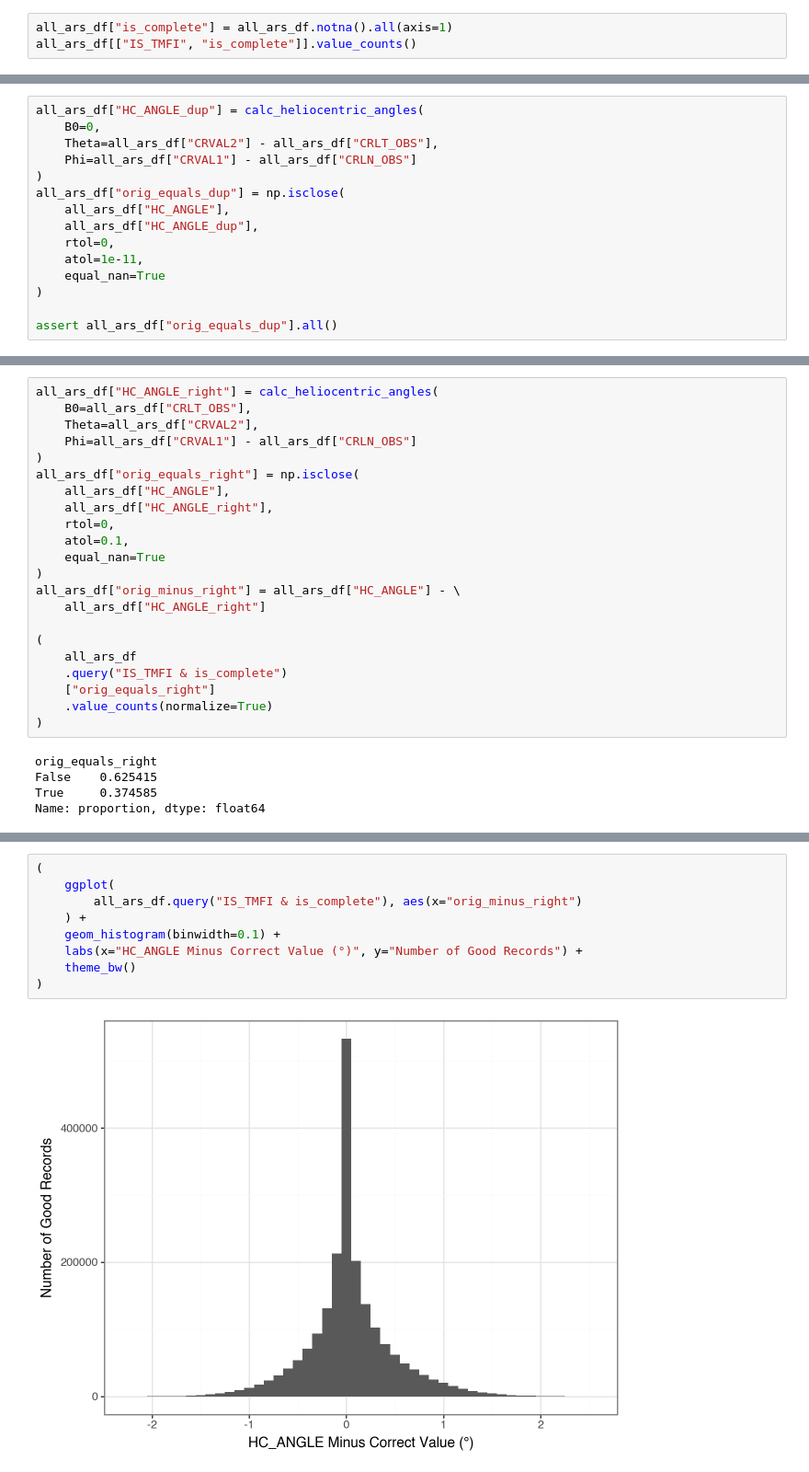
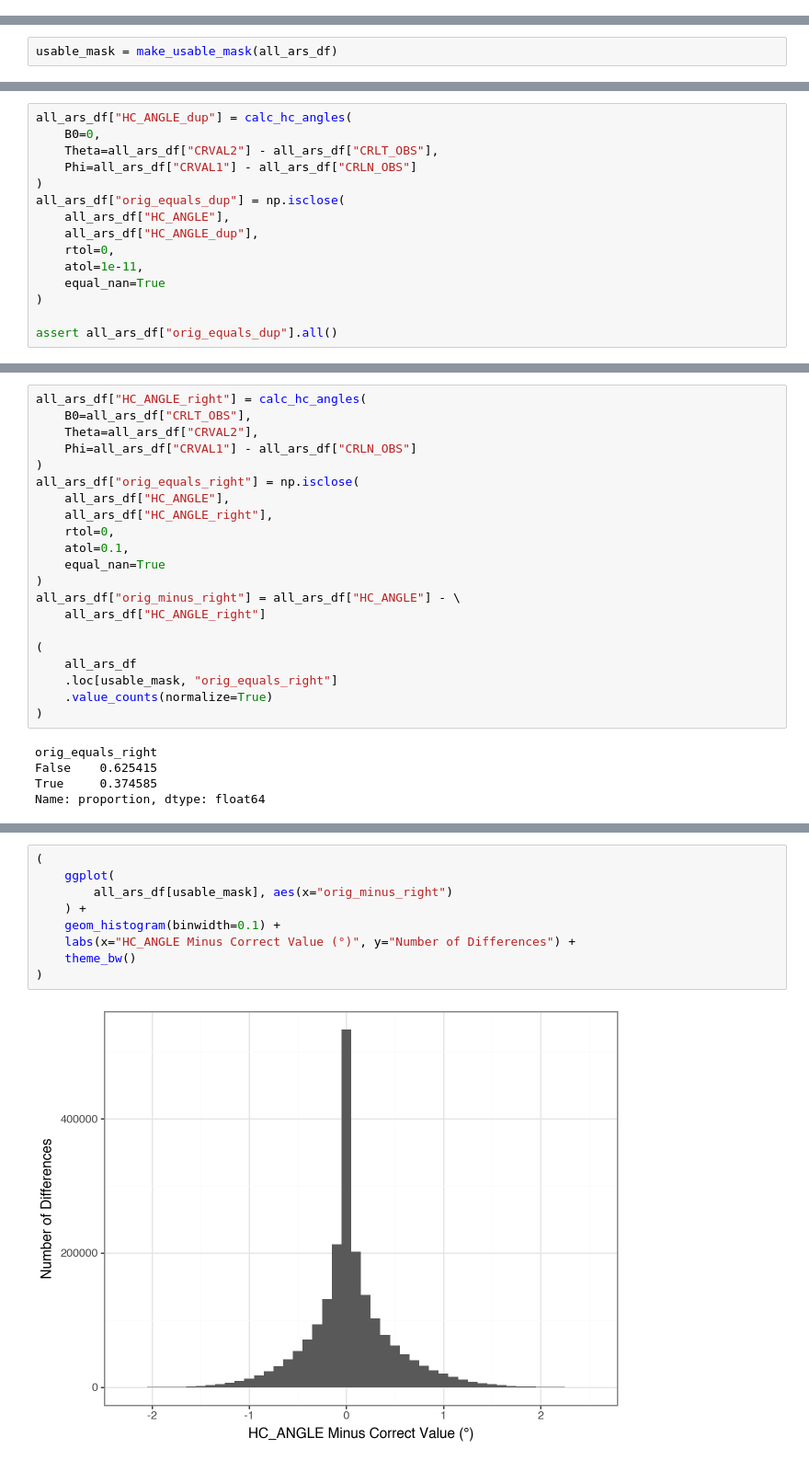
Before and after one commit to victorverma/Projection-Effects, a Jupyter notebook: data/processed/heliocentric_angles.ipynb, the cells around one changed output, grey strips where cells are left out. Shown at 92% size. Drawn from its saved outputs; the diff is of its cells as text.

```diff
--- a/data/processed/heliocentric_angles.ipynb
+++ b/data/processed/heliocentric_angles.ipynb
@@ -116,3 +163,0 @@ below shows that many records with `IS_TMFI = True` have missing values.
-# %%
-all_ars_df["is_complete"] = all_ars_df.notna().all(axis=1)
-all_ars_df[["IS_TMFI", "is_complete"]].value_counts()
@@ -138 +167,3 @@ all_ars_df.query("IS_TMFI & ~is_complete").head()
+# %%
+usable_mask = make_usable_mask(all_ars_df)
 # %% [markdown]
@@ -173,7 +202,7 @@ Stonyhurst latitude of the AR center as `CRVAL2 - CRLT_OBS`, and by calculating
 the Stonyhurst longitude of the AR center as `CRVAL1 - CRLN_OBS`. The code below
 confirms this; values agree to within $10^{-11\,\circ}$.
 # %%
-all_ars_df["HC_ANGLE_dup"] = calc_heliocentric_angles(
+all_ars_df["HC_ANGLE_dup"] = calc_hc_angles(
     B0=0,
     Theta=all_ars_df["CRVAL2"] - all_ars_df["CRLT_OBS"],
     Phi=all_ars_df["CRVAL1"] - all_ars_df["CRLN_OBS"]
@@ -195,5 +224,5 @@ the wrong value for most records.
 # %%
-all_ars_df["HC_ANGLE_right"] = calc_heliocentric_angles(
+all_ars_df["HC_ANGLE_right"] = calc_hc_angles(
     B0=all_ars_df["CRLT_OBS"],
     Theta=all_ars_df["CRVAL2"],
     Phi=all_ars_df["CRVAL1"] - all_ars_df["CRLN_OBS"]
@@ -210,8 +239,7 @@ all_ars_df["orig_minus_right"] = all_ars_df["HC_ANGLE"] - \
 
 (
     all_ars_df
-    .query("IS_TMFI & is_complete")
-    ["orig_equals_right"]
+    .loc[usable_mask, "orig_equals_right"]
     .value_counts(normalize=True)
 )
 # %% [output]
@@ -226,11 +254,11 @@ differences being close to $0^{\circ}$.
 # %%
 (
     ggplot(
-        all_ars_df.query("IS_TMFI & is_complete"), aes(x="orig_minus_right")
+        all_ars_df[usable_mask], aes(x="orig_minus_right")
     ) +
     geom_histogram(binwidth=0.1) +
-    labs(x="HC_ANGLE Minus Correct Value (°)", y="Number of Good Records") +
+    labs(x="HC_ANGLE Minus Correct Value (°)", y="Number of Differences") +
     theme_bw()
 )
 # %% [output]
-[figure, old version]
+[figure, new version]
```
Also changed, not shown: parts of 19 cells of this notebook.
